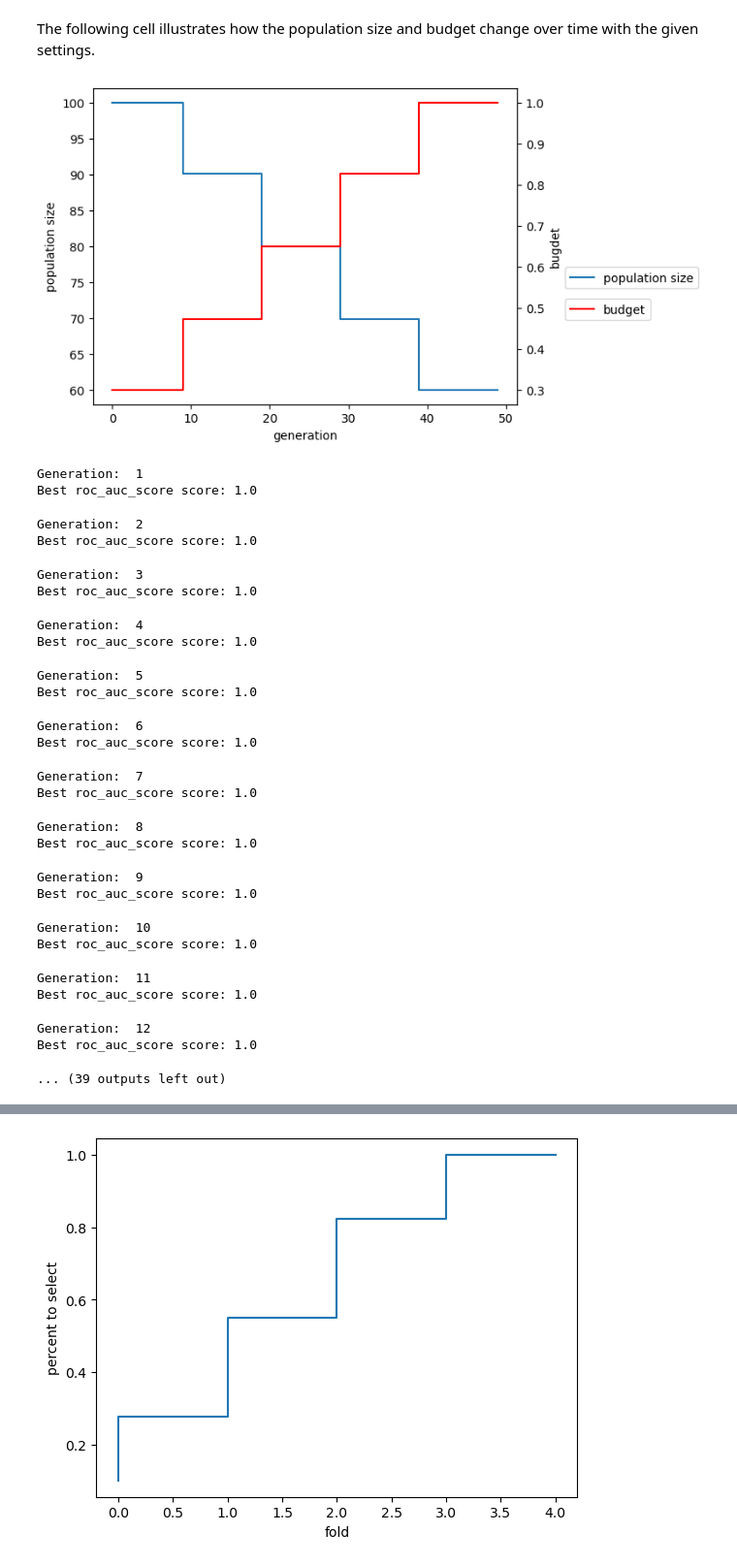
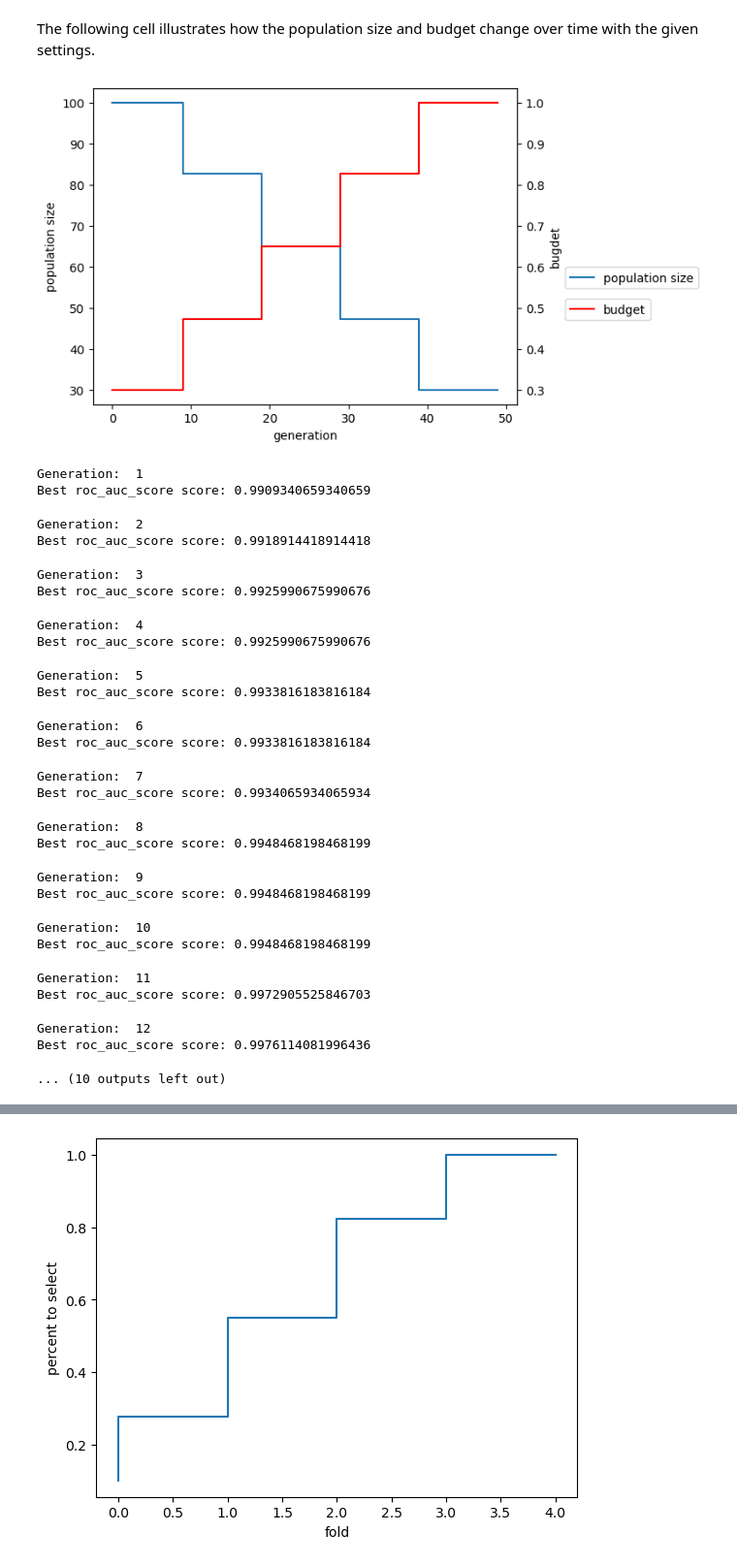
Before and after one commit to EpistasisLab/tpot, a Jupyter notebook: Tutorial/8_SH_and_cv_early_pruning.ipynb, the cells around one changed output, grey strips where cells are left out. Shown at 97% size. Drawn from its saved outputs; the diff is of its cells as text; code cells hidden in the pictures.

```diff
--- a/Tutorial/8_SH_and_cv_early_pruning.ipynb
+++ b/Tutorial/8_SH_and_cv_early_pruning.ipynb
@@ -35,34 +35,34 @@ The following cell illustrates how the population size and budget change over ti
 # %%
 import matplotlib.pyplot as plt
 import tpot2
 
-population_size=60
+population_size=30
 initial_population_size=100
 population_scaling = .5
 generations_until_end_population = 50
 
 budget_range = [.3,1]
 generations_until_end_budget=50
 budget_scaling = .5
 stepwise_steps = 5
 
 #Population and budget use stepwise
 fig, ax1 = plt.subplots()
 ax2 = ax1.twinx()
 
 interpolated_values_population = tpot2.utils.beta_interpolation(start=initial_population_size, end=population_size, n=generations_until_end_population, n_steps=stepwise_steps, scale=population_scaling)
 interpolated_values_budget = tpot2.utils.beta_interpolation(start=budget_range[0], end=budget_range[1], n=generations_until_end_budget, n_steps=stepwise_steps, scale=budget_scaling)
 ax1.step(list(range(len(interpolated_values_population))), interpolated_values_population, label=f"population size")
 ax2.step(list(range(len(interpolated_values_budget))), interpolated_values_budget, label=f"budget", color='r')
 ax1.set_xlabel("generation")
 ax1.set_ylabel("population size")
 ax2.set_ylabel("bugdet")
 
 ax1.legend(loc='center left', bbox_to_anchor=(1.1, 0.4))
 ax2.legend(loc='center left', bbox_to_anchor=(1.1, 0.3))
 plt.show()
 # %% [output]
-[figure, old version]
+[figure, new version]
 # %%
 # A Graph pipeline starting with at least one selector as a leaf, potentially followed by a series
 # of stacking classifiers or transformers, and ending with a classifier. The graph will have at most 15 nodes and a max depth of 6.
@@ -78,26 +78,18 @@ import numpy as np
 from sklearn.linear_model import LogisticRegression
 import sklearn
 
-X, y = sklearn.datasets.load_iris(return_X_y=True)
-
-graph_search_space = tpot2.search_spaces.pipelines.GraphSearchPipeline(
-    root_search_space= tpot2.config.get_search_space(["KNeighborsClassifier", "LogisticRegression", "DecisionTreeClassifier"]),
-    leaf_search_space = tpot2.config.get_search_space("selectors"),
-    inner_search_space = tpot2.config.get_search_space(["transformers"]),
-    max_size = 10,
-    )
+X, y = sklearn.datasets.load_breast_cancer(return_X_y=True)
 
 est = tpot2.TPOTEstimator(
     scorers = ["roc_auc_ovr"],
     scorers_weights = [1],
     classification = True,
     cv = 5,
-    search_space = graph_search_space,
+    search_space = 'linear-light',
     generations = 50,
-    max_eval_time_mins = 60*5,
+    max_time_mins=None,
+
     verbose = 3,
-
-
     population_size=population_size,
     initial_population_size=initial_population_size,
     population_scaling = population_scaling,
@@ -115,28 +107,28 @@ est.fit(X, y)
 print(f"total time: {time.time()-start}")
 # %% [output]
 Generation:  1
-Best roc_auc_score score: 1.0
+Best roc_auc_score score: 0.9909340659340659
 Generation:  2
-Best roc_auc_score score: 1.0
+Best roc_auc_score score: 0.9918914418914418
 Generation:  3
-Best roc_auc_score score: 1.0
+Best roc_auc_score score: 0.9925990675990676
 Generation:  4
-Best roc_auc_score score: 1.0
+Best roc_auc_score score: 0.9925990675990676
 Generation:  5
-Best roc_auc_score score: 1.0
+Best roc_auc_score score: 0.9933816183816184
 Generation:  6
-Best roc_auc_score score: 1.0
+Best roc_auc_score score: 0.9933816183816184
 Generation:  7
-Best roc_auc_score score: 1.0
+Best roc_auc_score score: 0.9934065934065934
 Generation:  8
-Best roc_auc_score score: 1.0
+Best roc_auc_score score: 0.9948468198468199
 Generation:  9
-Best roc_auc_score score: 1.0
+Best roc_auc_score score: 0.9948468198468199
 Generation:  10
-Best roc_auc_score score: 1.0
+Best roc_auc_score score: 0.9948468198468199
 Generation:  11
-Best roc_auc_score score: 1.0
+Best roc_auc_score score: 0.9972905525846703
 Generation:  12
-Best roc_auc_score score: 1.0
+Best roc_auc_score score: 0.9976114081996436
-... (39 outputs left out)
+... (10 outputs left out)
 # %% [markdown]
```
Also changed, not shown: parts of 6 cells of this notebook, 7 other files.
